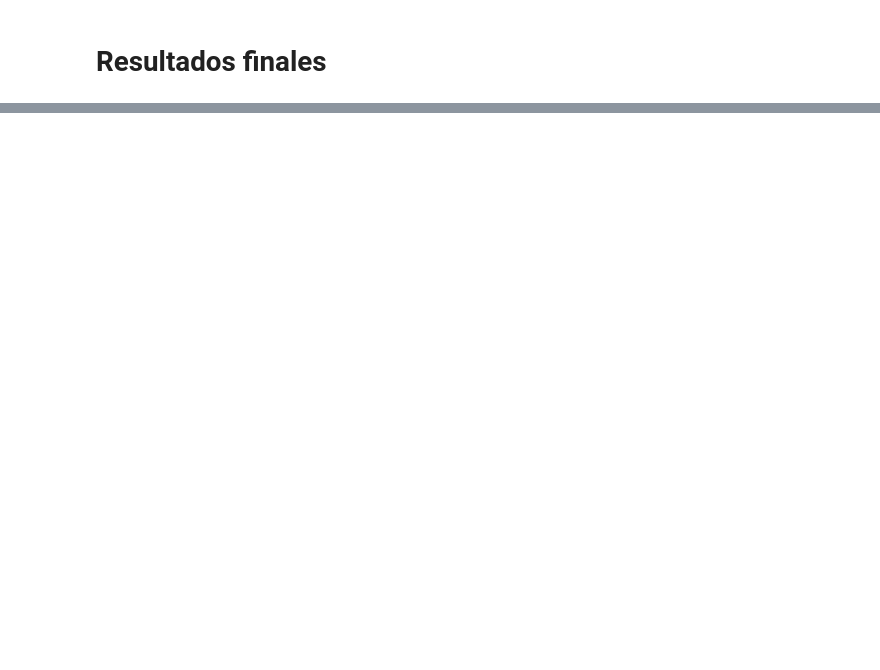
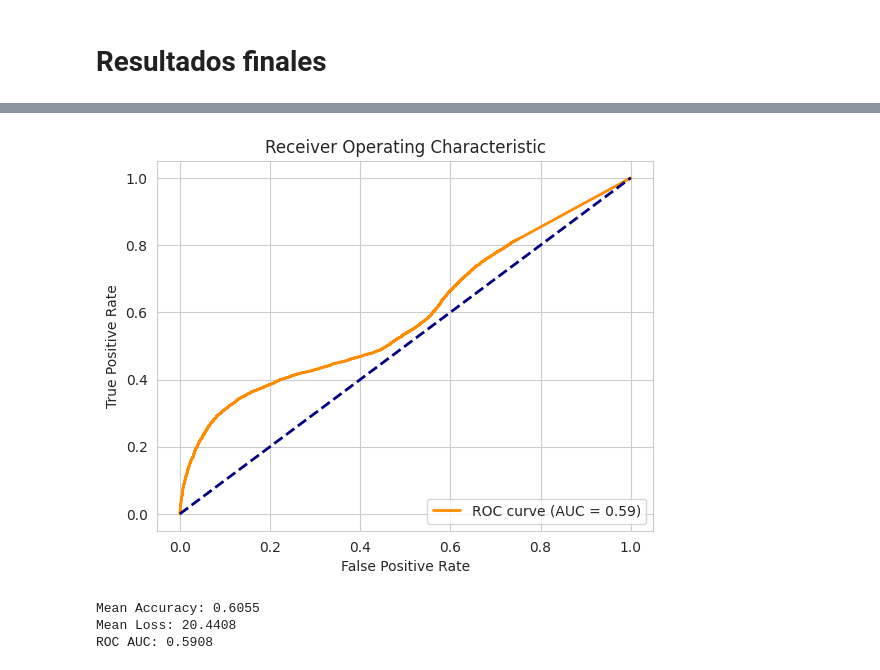
Before and after one commit to Diegodepab/Redes_aprendizaje_python_y_R, a Jupyter notebook: Aprendizaje_profundo_con_información_clinico-patologica/aprendizaje_clinico.ipynb, the cells around one changed output, grey strips where cells are left out. Drawn from its saved outputs; the diff is of its cells as text; code cells hidden in the pictures; blank space fills up the shorter version.

```diff
--- a/Aprendizaje_profundo_con_información_clinico-patologica/aprendizaje_clinico.ipynb
+++ b/Aprendizaje_profundo_con_información_clinico-patologica/aprendizaje_clinico.ipynb
@@ -189,7 +224,7 @@ def seleccionar_mejores_k(X_train, X_test, y_train, num_ks):
 
     return resultados
 
-num_ks = [5, 10, 15, 20, 22, 25, 30, 35]
+num_ks = [10, 15, 20, 25, 30, 35, 40, 45]
 resultados_k = seleccionar_mejores_k(X_train, X_test, y_train, num_ks)
 #print(resultados_k)
 # %% [markdown]
@@ -336,8 +384,8 @@ def optimize_neural_network(X, y, num_k, config_options):
 # Configuración de hiperparámetros
 config_options = {
     'layers': [[128, 64], [256, 128]], #Descartados por tiempo d ecompilacion muy largos y resultados no tan prometedores para una validacion_ , [64, 32]
-    'dropout_rates': [0.3, 0.4], #, 0.5
-    'learning_rates': [0.001], # , 0.0005, 0.1, 0.01
+    'dropout_rates': [0.3], #,0.04, 0.5
+    'learning_rates': [0.001, 0.0005], # , 0.0005, 0.1, 0.01
     'batch_sizes': [32, 64],
     'epochs': [100, 150], #50,
     'validation_splits': [0.2, 0.3] #0.1,
@@ -349,35 +415,17 @@ best_model, best_config, best_accuracy = optimize_neural_network(
 # %% [markdown]
 # Resultados finales
 # %%
-def create_model(num_k, layers, dropout_rate, learning_rate):
-    # Crear el modelo secuencial
-    model = Sequential()
-
-    # Agregar capas ocultas
-    for units in layers:
-        model.add(Dense(units, activation='relu', input_dim=num_k))
-        model.add(Dropout(dropout_rate))
-
-    # Agregar capa de salida
-    model.add(Dense(1, activation='sigmoid'))
-
-    # Compilar el modelo
-    model.compile(optimizer=tf.keras.optimizers.Adam(learning_rate=learning_rate),
-                  loss='binary_crossentropy',
-                  metrics=['accuracy'])
-
-    return model
-
 def evaluate_with_cross_validation(X, y, num_k, best_config, n_splits=5):
-    # Desempaquetar la mejor configuración
-    layers, dropout_rate, learning_rate, batch_size, epochs, _ = best_config
-
     # Normalizar datos
     scaler = StandardScaler()
     X_scaled = scaler.fit_transform(X)
 
     # Seleccionar las primeras num_k características
     X_scaled = X_scaled[:, :num_k]
+    y = np.array(y)  # Asegurarnos de que `y` sea un array de NumPy
+
+    # Extraer la mejor configuración
+    layers, dropout_rate, learning_rate, batch_size, epochs, validation_split = best_config
 
     # Configurar KFold para validación cruzada
     kf = KFold(n_splits=n_splits, shuffle=True, random_state=2)
@@ -389,17 +437,21 @@ def evaluate_with_cross_validation(X, y, num_k, best_config, n_splits=5):
 
     # Validación cruzada
     for train_index, val_index in kf.split(X_scaled):
+        # Dividir datos en entrenamiento y validación
         X_train, X_val = X_scaled[train_index], X_scaled[val_index]
         y_train, y_val = y[train_index], y[val_index]
 
-        # Crear modelo
-        model = create_model(num_k, layers, dropout_rate, learning_rate)
+        # Crear y entrenar el modelo usando create_and_train_model
+        model, val_loss, val_accuracy = create_and_train_model(
+            X_train, y_train,
+            X_val, y_val,
+            num_k, layers,
+            dropout_rate, learning_rate,
+            epochs, batch_size,
+            validation_split
+        )
 
-        # Entrenar modelo
-        model.fit(X_train, y_train, epochs=epochs, batch_size=batch_size, verbose=0)
-
-        # Evaluar modelo
-        val_loss, val_accuracy = model.evaluate(X_val, y_val, verbose=0)
+        # Guardar resultados
         losses.append(val_loss)
         accuracies.append(val_accuracy)
 
@@ -429,5 +481,7 @@ def evaluate_with_cross_validation(X, y, num_k, best_config, n_splits=5):
     print(f'Mean Loss: {mean_loss:.4f}')
     print(f'ROC AUC: {roc_auc:.4f}')
 
-#########################################################################
+
+# Llamar a la función
 evaluate_with_cross_validation(X, y, mejor_k, best_config)
+# %% [output]
@@ -433,0 +493,4 @@ evaluate_with_cross_validation(X, y, mejor_k, best_config)
+[figure, added]
+Mean Accuracy: 0.6055
+Mean Loss: 20.4408
+ROC AUC: 0.5908
```
Also changed, not shown: parts of 11 cells of this notebook.
